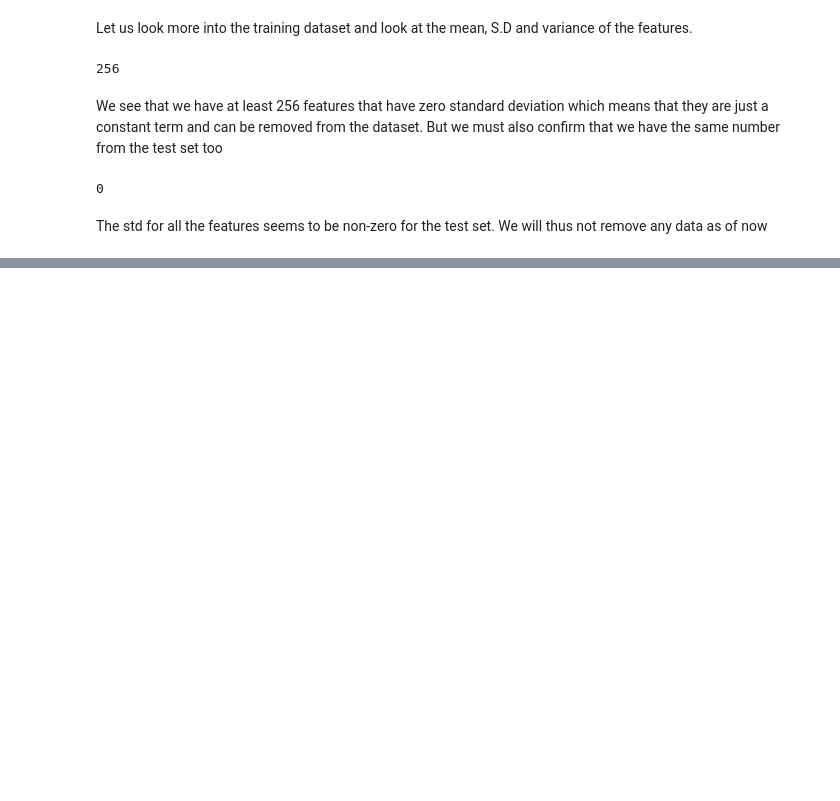
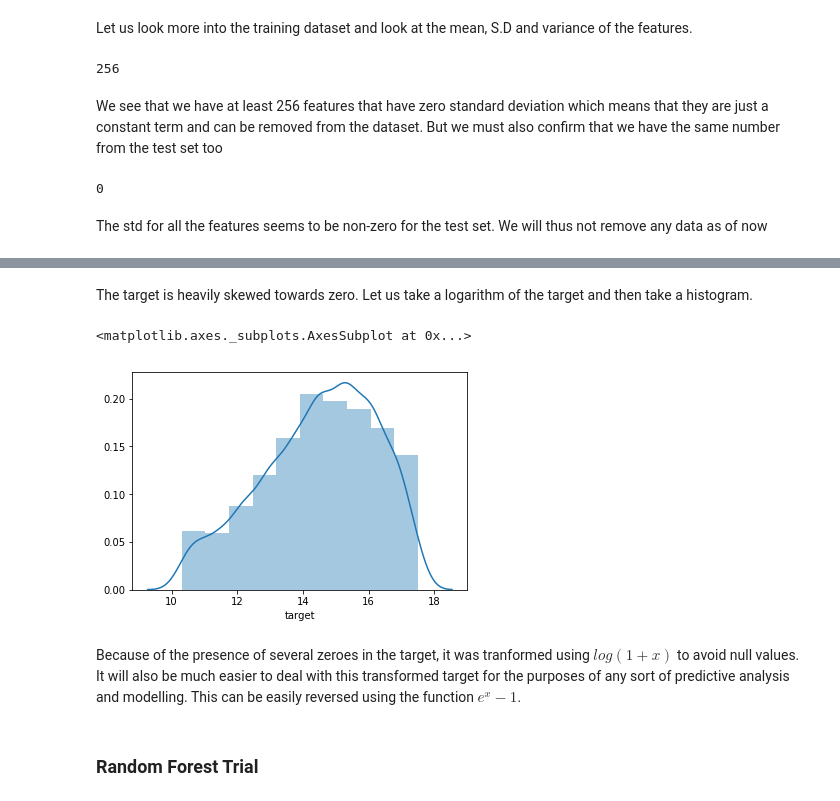
Before and after one commit to bkjboppana/Leo-Minor, a Jupyter notebook: Santander-dataset-EDA-modeling.ipynb, the cells around one changed output, grey strips where cells are left out. Drawn from its saved outputs; the diff is of its cells as text; code cells hidden in the pictures; blank space fills up the shorter version.

Commit message:
Additional exploratory analysis added

```diff
--- a/Santander-dataset-EDA-modeling.ipynb
+++ b/Santander-dataset-EDA-modeling.ipynb
@@ -56,0 +64,9 @@ The std for all the features seems to be non-zero for the test set. We will thus
+# %% [markdown]
+The target is heavily skewed towards zero. Let us take a logarithm of the target and then take a histogram.
+# %%
+sns.distplot(np.log1p(train['target']), bins = 10)
+# %% [output]
+<matplotlib.axes._subplots.AxesSubplot at 0x...>
+[figure, added]
+# %% [markdown]
+Because of the presence of several zeroes in the target, it was tranformed using $log\left(1+x\right)$ to avoid null values. It will also be much easier to deal with this transformed target for the purposes of any sort of predictive analysis and modelling. This can be easily reversed using the function $e^x-1$.
@@ -56,0 +80,2 @@ The std for all the features seems to be non-zero for the test set. We will thus
+# %% [markdown]
+### Random Forest Trial
```
Also changed, not shown: parts of 8 cells of this notebook.
